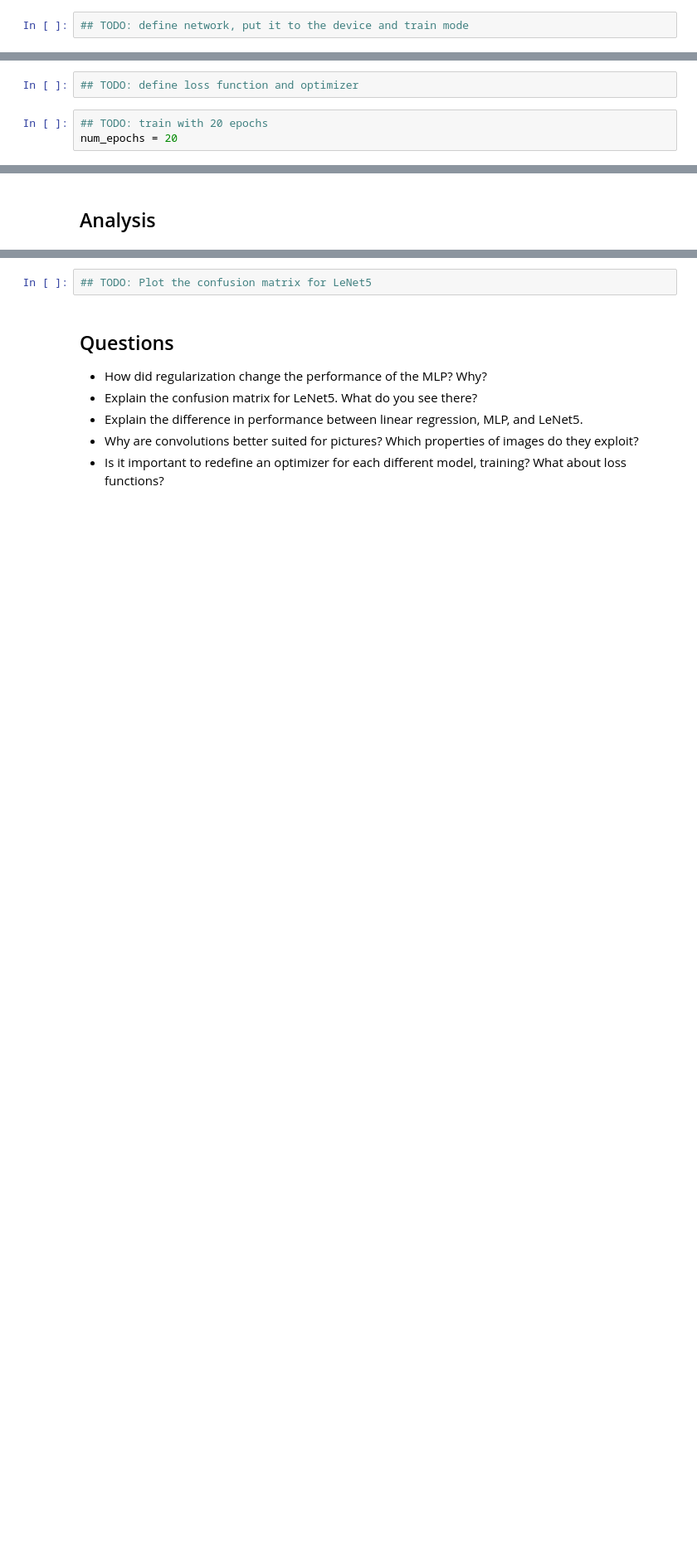
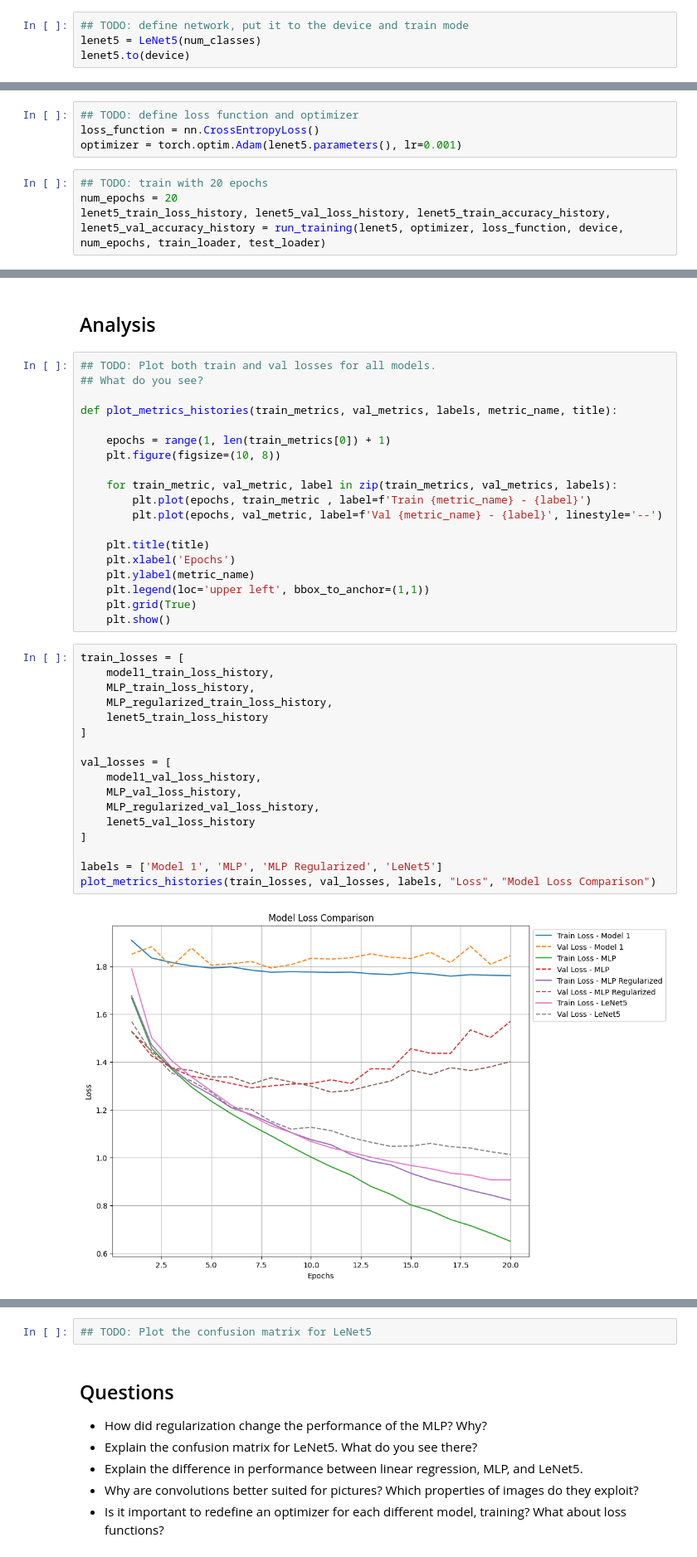
Before and after one commit to Deepak1520/Machine-Learning, a Jupyter notebook: Exercise 3/3_NAME1_NAME2_NAME3.ipynb, the cells around one changed output, grey strips where cells are left out. Shown: that part at 83% size. Cells and saved outputs as stored; diff of their text form; blank space fills up the shorter version.

```diff
--- a/Exercise 3/3_NAME1_NAME2_NAME3.ipynb
+++ b/Exercise 3/3_NAME1_NAME2_NAME3.ipynb
@@ -459,3 +495,5 @@ class LeNet5(nn.Module):
         return x
 # %%
 ## TODO: define network, put it to the device and train mode
+lenet5 = LeNet5(num_classes)
+lenet5.to(device)
@@ -467,5 +545,8 @@ comment: You can also import predefined architectures from `torchvision` and run
 # %%
 ## TODO: define loss function and optimizer
+loss_function = nn.CrossEntropyLoss()
+optimizer = torch.optim.Adam(lenet5.parameters(), lr=0.001)
 # %%
 ## TODO: train with 20 epochs
 num_epochs = 20
+lenet5_train_loss_history, lenet5_val_loss_history, lenet5_train_accuracy_history, lenet5_val_accuracy_history = run_training(lenet5, optimizer, loss_function, device, num_epochs, train_loader, test_loader)
@@ -472,3 +571,41 @@ num_epochs = 20
 # %% [markdown]
 ## Analysis
+# %%
+## TODO: Plot both train and val losses for all models.
+## What do you see?
+
+def plot_metrics_histories(train_metrics, val_metrics, labels, metric_name, title):
+
+    epochs = range(1, len(train_metrics[0]) + 1)
+    plt.figure(figsize=(10, 8))
+
+    for train_metric, val_metric, label in zip(train_metrics, val_metrics, labels):
+        plt.plot(epochs, train_metric , label=f'Train {metric_name} - {label}')
+        plt.plot(epochs, val_metric, label=f'Val {metric_name} - {label}', linestyle='--')
+
+    plt.title(title)
+    plt.xlabel('Epochs')
+    plt.ylabel(metric_name)
+    plt.legend(loc='upper left', bbox_to_anchor=(1,1))
+    plt.grid(True)
+    plt.show()
+# %%
+train_losses = [
+    model1_train_loss_history,
+    MLP_train_loss_history,
+    MLP_regularized_train_loss_history,
+    lenet5_train_loss_history
+]
+
+val_losses = [
+    model1_val_loss_history,
+    MLP_val_loss_history,
+    MLP_regularized_val_loss_history,
+    lenet5_val_loss_history
+]
+
+labels = ['Model 1', 'MLP', 'MLP Regularized', 'LeNet5']
+plot_metrics_histories(train_losses, val_losses, labels, "Loss", "Model Loss Comparison")
+# %% [output]
+[figure, added]
 # %%
```
Also changed, not shown: parts of 14 cells of this notebook.
